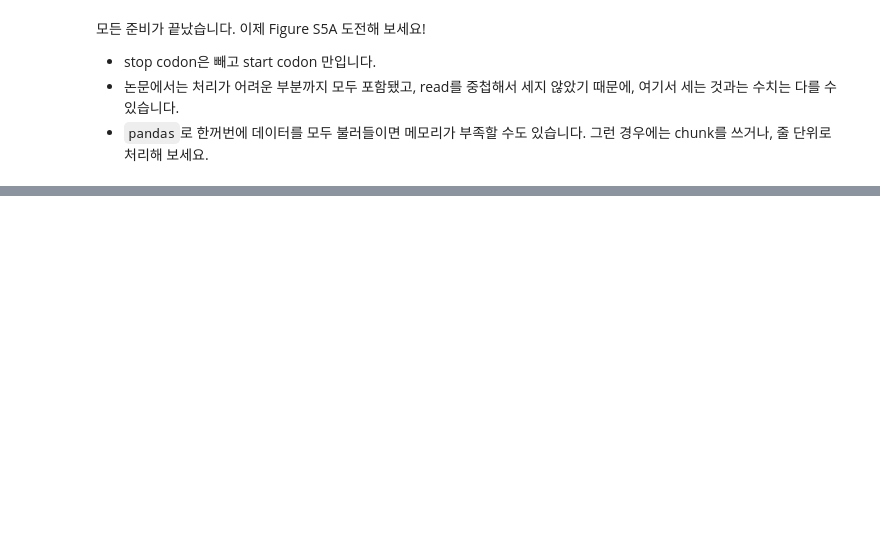
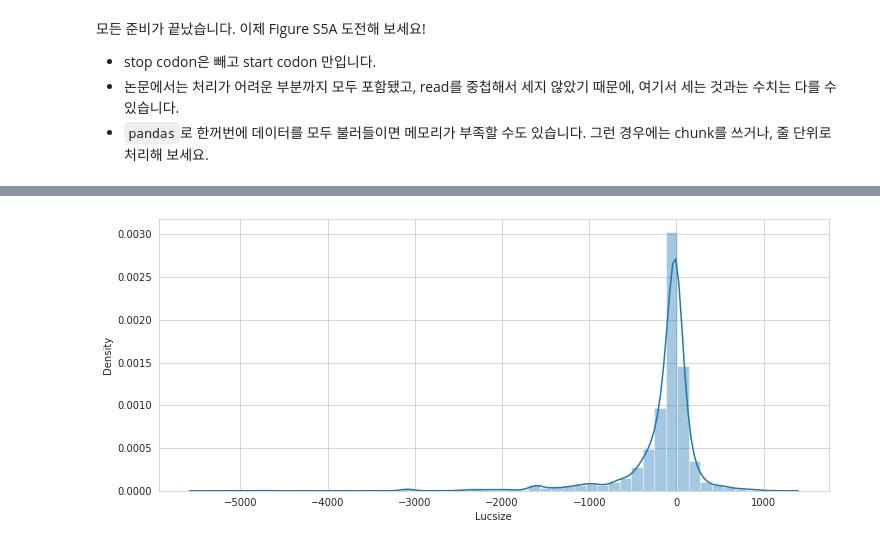
Before and after one commit to shn531/bioinformaticsproject, a Jupyter notebook: mission2/CoLab_TermProj_2022-2.ipynb, the cells around one changed output, grey strips where cells are left out. Cells and saved outputs as stored; diff of their text form; code cells hidden in the pictures; blank space fills up the shorter version.

```diff
--- a/mission2/CoLab_TermProj_2022-2.ipynb
+++ b/mission2/CoLab_TermProj_2022-2.ipynb
@@ -146,0 +444,3 @@ start codon가 들어가 있는 exon들을 고르기 위해서 미리 + strand
+# %%
+plt.rc('font', family = 'NanumBarunGothic')
+plt.rcParams["figure.figsize"] = (12,5)
@@ -146,0 +454,6 @@ start codon가 들어가 있는 exon들을 고르기 위해서 미리 + strand
+# %%
+sns.set_style('whitegrid')
+sns.distplot(filtered['Lucsize'])
+plt.show()
+# %% [output]
+[figure, added]
```
Also changed, not shown: parts of 33 cells of this notebook.
